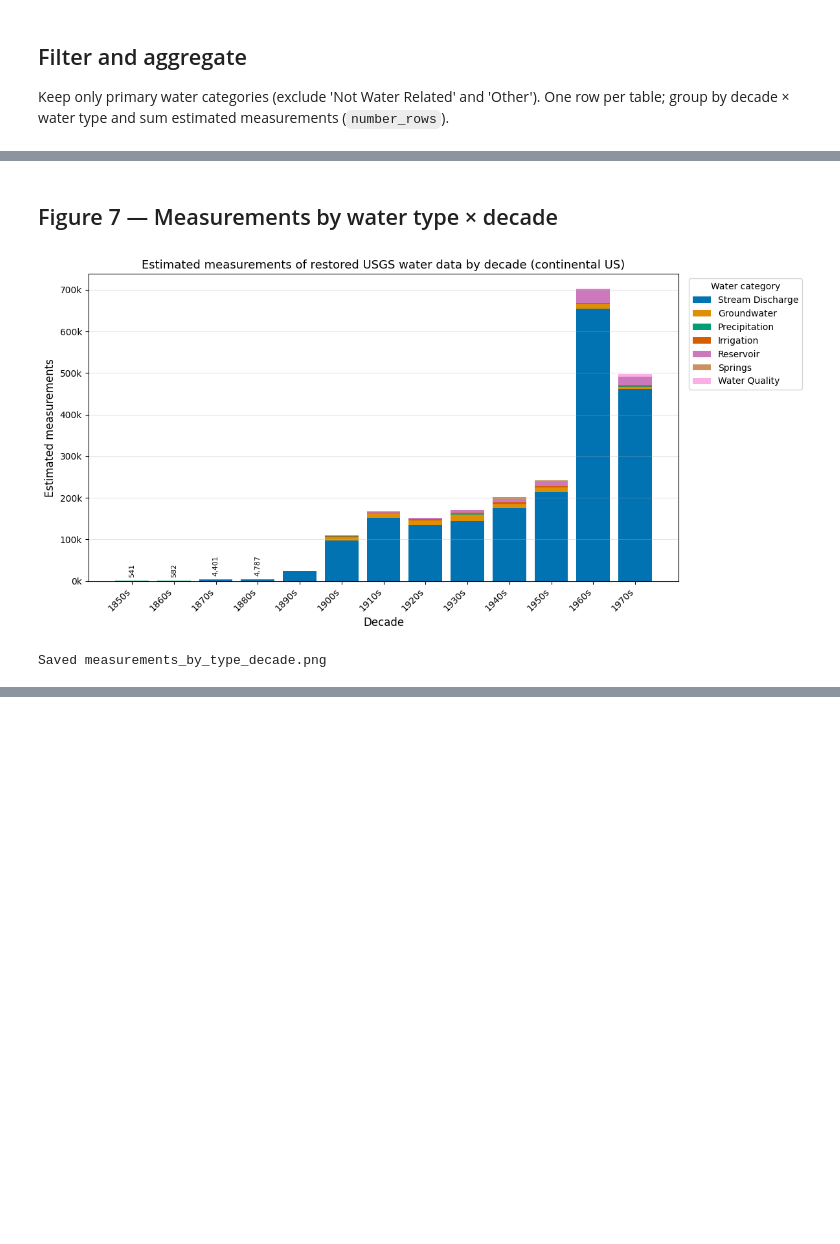
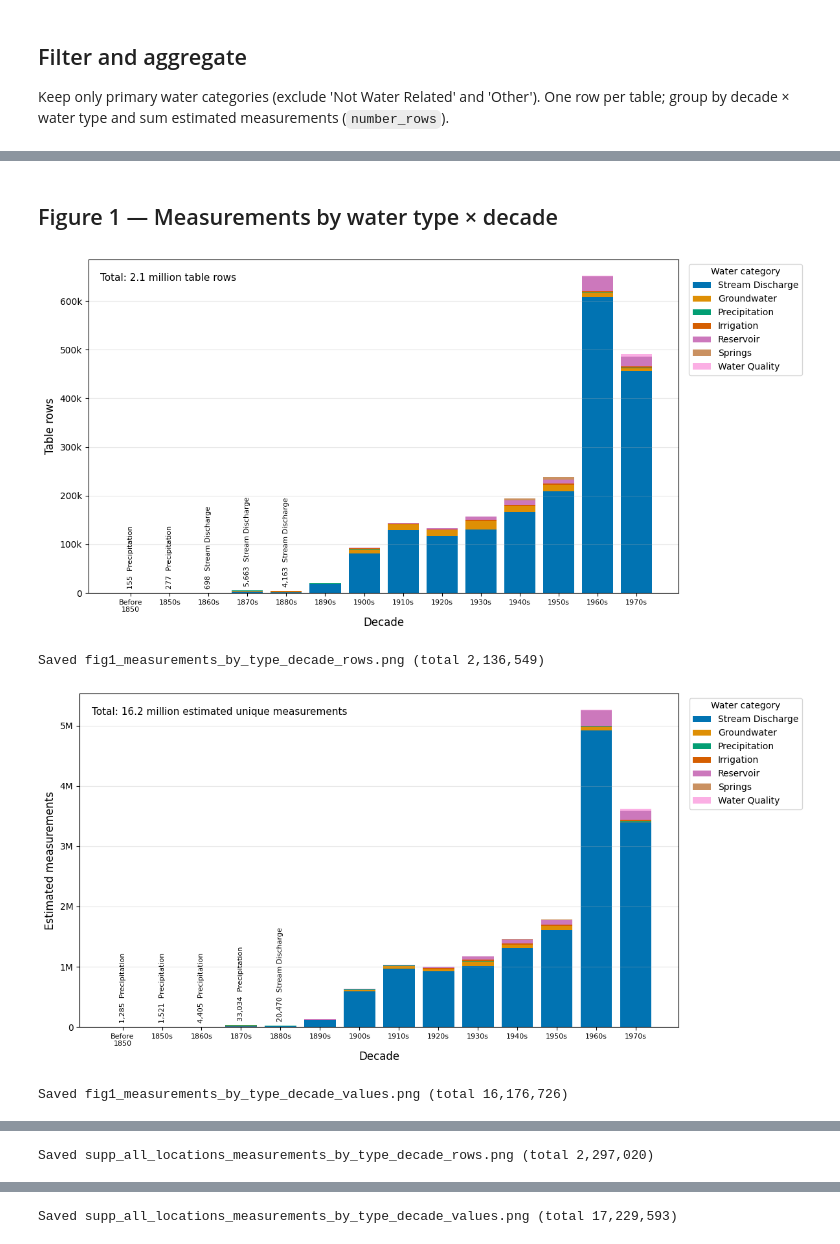
Before and after one commit to ecohydro/usgs_extract, a Jupyter notebook: code/02_inventory/01_measurements_by_type.ipynb, the cells around one changed output, grey strips where cells are left out. Saved outputs shown, nothing was run; the diff lists cells and outputs as text; code cells hidden in the pictures; blank space fills up the shorter version.

```diff
--- a/code/02_inventory/01_measurements_by_type.ipynb
+++ b/code/02_inventory/01_measurements_by_type.ipynb
@@ -104,38 +131,51 @@ decade_start
 # %% [markdown]
-## Figure 7 — Measurements by water type × decade
+## Figure 1 — Measurements by water type × decade
 # %%
-fig, ax = plt.subplots(figsize=(12, 6))
+# Figure 1 styling (Annette, 2026-11-14): no title; y = "Estimated measurements";
+# decades too small to see (before 1850 - 1880s) labeled with total + dominant water category.
+YLAB = {'rows': 'Table rows', 'values': 'Estimated measurements'}
+TOTAL = {'rows': 'table rows', 'values': 'estimated unique measurements'}
+SMALL_BINS = ['Before\n1850', '1850s', '1860s', '1870s', '1880s']
 
-decades = pivot.index.astype(int)
-x = np.arange(len(decades))
-bar_width = 0.8
-bottom = np.zeros(len(decades))
+def fmt(v, _=None):
+    return f'{v/1e6:.0f}M' if v >= 1e6 else (f'{v/1e3:.0f}k' if v else '0')
 
-for wtype in pivot.columns:
-    vals = pivot[wtype].values
-    color = get_color_for(wtype)
-    bars = ax.bar(x, vals, bar_width, bottom=bottom, color=color, label=wtype)
+for (scope, key), pivot in pivots.items():
+    fig, ax = plt.subplots(figsize=(12, 6))
+    labels = list(pivot.index)
+    x = np.arange(len(labels), dtype=float)
+    bottom = np.zeros(len(labels))
+    for wtype in pivot.columns:
+        v = pivot[wtype].values
+        ax.bar(x, v, 0.8, bottom=bottom, color=COLORS[wtype], label=wtype)
+        bottom = bottom + v
 
-    bottom = bottom + vals
+    totals = pivot.sum(axis=1).values
+    pad = 0.012 * totals.max()
+    for i, b in enumerate(labels):
+        if b in SMALL_BINS:
+            top = pivot.loc[b].idxmax()
+            ax.text(x[i], totals[i] + pad, f'{int(totals[i]):,}  {top}', ha='center', va='bottom',
+                    fontsize=8, rotation=90)
 
-# early decades are too small to see: label each with its total
-for i, tot in enumerate(pivot.sum(axis=1).values):
-    if tot < 20000:
-        ax.text(x[i], tot + 8000, f'{int(tot):,}', ha='center', va='bottom', fontsize=8, rotation=90)
-
-ax.set_xticks(x)
-ax.set_xticklabels([f'{int(d)}s' for d in decades], rotation=45, ha='right')
-ax.yaxis.set_major_formatter(mticker.FuncFormatter(lambda v, _: f'{v/1e6:.1f}M' if v >= 1e6 else f'{v/1e3:.0f}k'))
-ax.set_xlabel('Decade', fontsize=12)
-ax.set_ylabel('Estimated measurements', fontsize=12)
-ax.set_title('Estimated measurements of restored USGS water data by decade (continental US)', fontsize=13)
-ax.legend(title='Water category', bbox_to_anchor=(1.01, 1), loc='upper left', fontsize=10)
-ax.grid(axis='y', alpha=0.3)
-
-plt.tight_layout()
-plt.savefig(figures_path / 'measurements_by_type_decade.png', dpi=300, bbox_inches='tight')
-plt.show()
-print('Saved measurements_by_type_decade.png')
+    tot = totals.sum()
+    ax.text(0.02, 0.96, f'Total: {tot/1e6:.1f} million {TOTAL[key]}', transform=ax.transAxes,
+            va='top', fontsize=11)
+    ax.set_xticks(x)
+    ax.set_xticklabels(labels, rotation=0, fontsize=8)
+    ax.yaxis.set_major_formatter(mticker.FuncFormatter(fmt))
+    ax.set_xlabel('Decade', fontsize=12)
+    ax.set_ylabel(YLAB[key], fontsize=12)
+    ax.legend(title='Water category', bbox_to_anchor=(1.01, 1), loc='upper left', fontsize=10)
+    ax.grid(axis='y', alpha=0.3)
+    plt.tight_layout()
+    prefix = 'fig1' if scope == 'ca' else 'supp_all_locations'
+    out = figures_path / f'{prefix}_measurements_by_type_decade_{key}.png'
+    plt.savefig(out, dpi=300, bbox_inches='tight')
+    plt.show()
+    print('Saved', out.name, f'(total {tot:,.0f})')
 # %% [output]
-[figure, old version]
+[figure, new version]
-Saved measurements_by_type_decade.png
+Saved fig1_measurements_by_type_decade_rows.png (total 2,136,549)
+[figure, added]
+Saved fig1_measurements_by_type_decade_values.png (total 16,176,726)
@@ -141,0 +183 @@ Saved measurements_by_type_decade.png
+Saved supp_all_locations_measurements_by_type_decade_rows.png (total 2,297,020)
@@ -141,0 +185 @@ Saved measurements_by_type_decade.png
+Saved supp_all_locations_measurements_by_type_decade_values.png (total 17,229,593)
```
Also changed, not shown: parts of 4 cells of this notebook, 27 other files.
